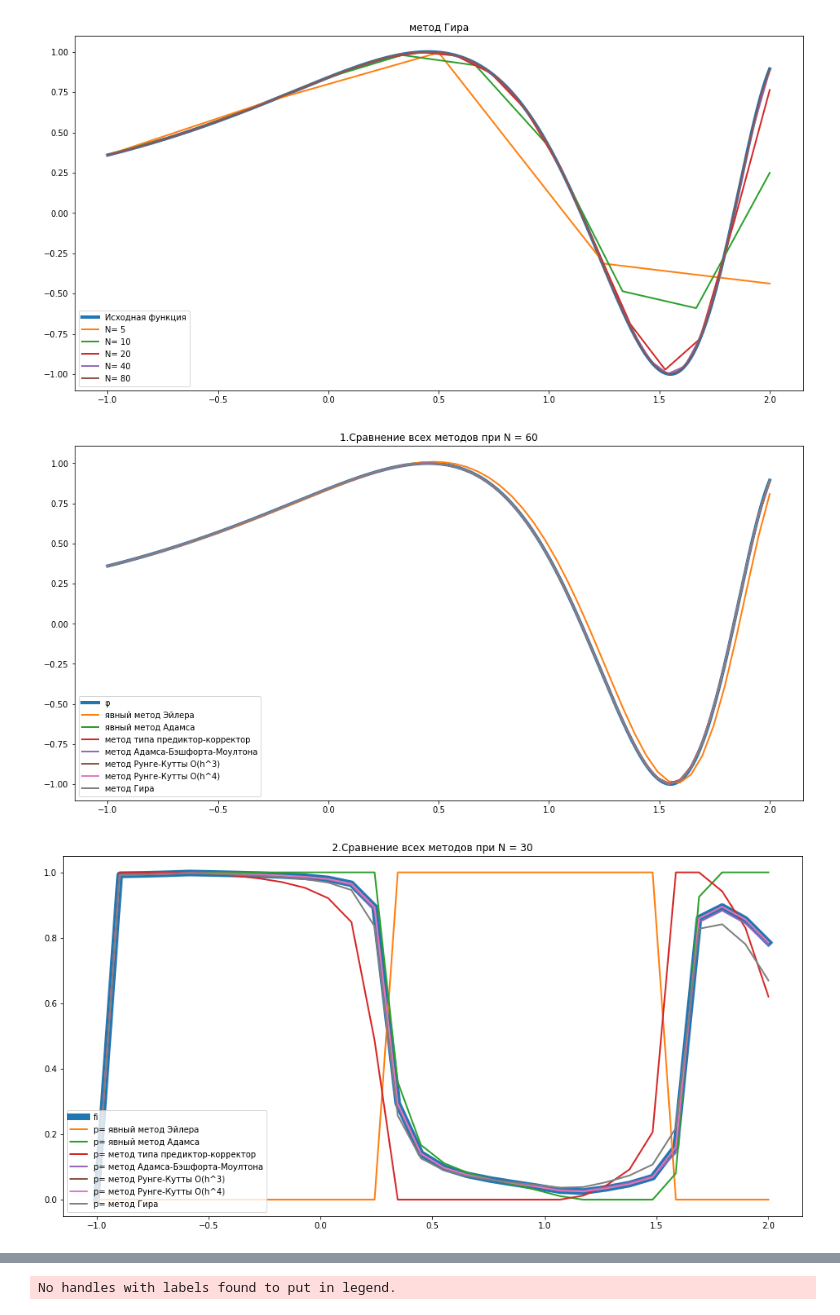
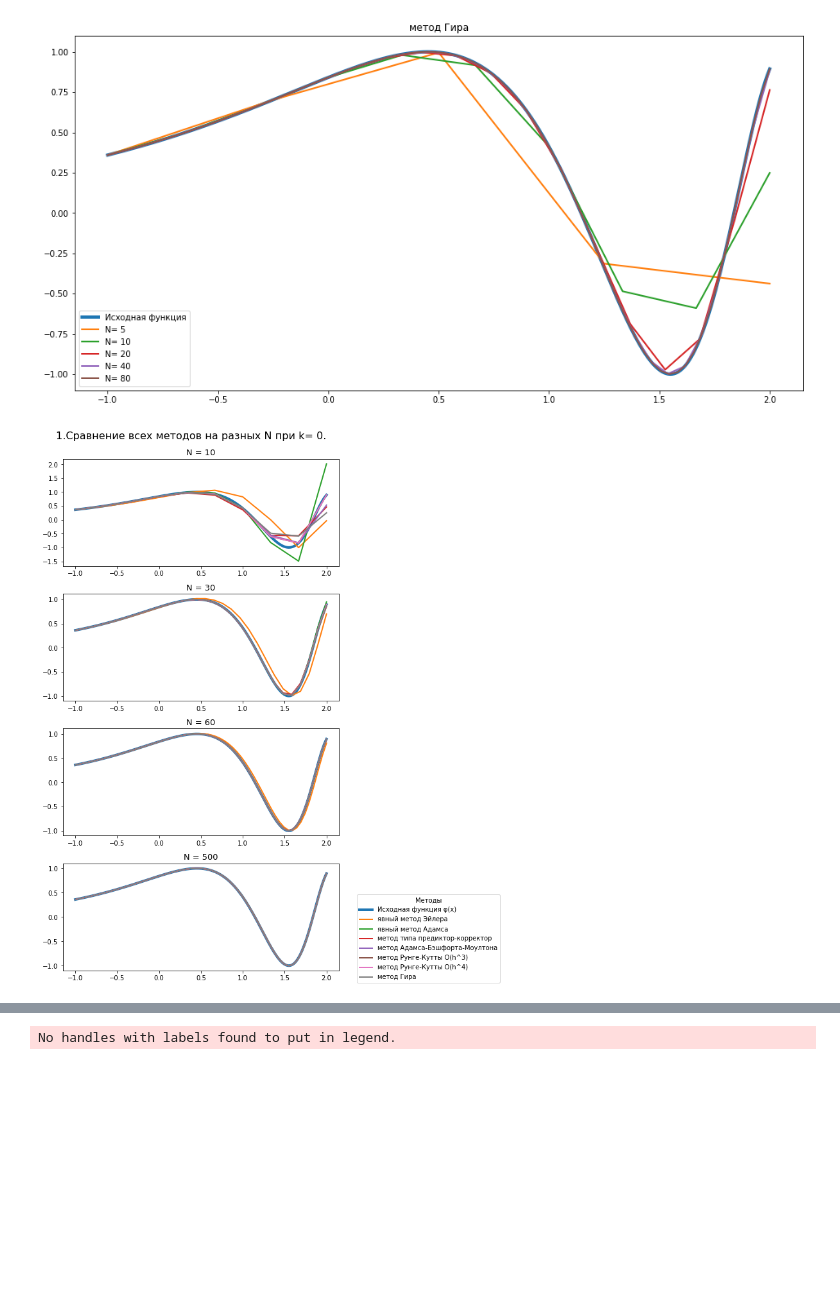
Before and after one commit to Raser23/CalculationMethods2019_1, a Jupyter notebook: All.ipynb, the cells around one changed output, grey strips where cells are left out. Saved outputs shown, nothing was run; the diff lists cells and outputs as text; code cells hidden in the pictures; blank space fills up the shorter version.

```diff
--- a/All.ipynb
+++ b/All.ipynb
@@ -83,7 +83,7 @@ _N = 5 * 2 ** 6
 #draw_step = max(1,int(N/_N))
 
 
-k = 0
+k = 5
 x0 = -1
 xN = 2
 
@@ -200,33 +160,0 @@ for i in range(method_count):
-# %%
-fig = plt.figure(figsize=(16,8))
-plt.title('1.Сравнение всех методов при N = ' + str(current_n))
-
-nodes = np.linspace(x0, xN, current_n)
-nodes_draw = np.linspace(x0, xN, _N)
-
-plt.plot(nodes_draw, fi(nodes_draw), label='φ', linewidth=4)
-
-for i in range(method_count):
-    plt.plot(nodes, calculation_results[i], label=str(methods[i].name), linewidth=2)
-
-plt.legend(loc='lower left')
-plt.savefig('images/1Comparasion N ='+str(current_n)+'.png',dpi = 200)
-# %% [output]
-[figure, removed]
-# %%
-fig = plt.figure(figsize=(16,8))
-plt.title('2.Сравнение всех методов при N = ' + str(current_n))
-
-
-plt.plot(nodes,(-y_min) / (y_delta),label='fi', linewidth=8)
-counter = 0
-for y in y_scaled:
-    plt.plot(nodes, y, label='p= '+str(methods[counter].name), linewidth=2)
-    counter+=1
-
-
-plt.legend(loc='lower left')
-#plt.show()
-plt.savefig('images/2Comparasion N ='+str(current_n)+'.png',dpi = 200)
-# %% [output]
-[figure, removed]
@@ -233,3 +174,33 @@ plt.savefig('images/2Comparasion N ='+str(current_n)+'.png',dpi = 200)
+# %%
+subplots = []
+fig, subplots = plt.subplots(len(n_s),figsize=(6.5,3*len(n_s)), constrained_layout=True)
+
+title = '1.Сравнение всех методов на разных N при k= ' +str(k)+'.'
+fig.suptitle(title, fontsize=16)
+
+
+nodes_draw = np.linspace(x0, xN, _N)
+
+for sublot_num in range(len(subplots)):
+    nodes = np.linspace(x0, xN, n_s[sublot_num])
+    subplot = subplots[sublot_num]
+    subplot.set_title('N = '+str(n_s[sublot_num]),fontsize=13)
+    subplot.plot(nodes_draw, fi(nodes_draw), label='Исходная функция φ(x)', linewidth=4)
+    for i in range(method_count):
+        subplot.plot(nodes, calculation_results[sublot_num][i], label=str(methods[i].name), linewidth=2)
+
+line_labels = ["Исходная функция φ(x)"]+[m.name for m in methods]
+#ax1.legend(loc='lower left')
+fig.legend(line_labels,     # The line objects
+              # The labels for each line
+           loc="lower center",   # Position of legend
+           borderaxespad=0.5,    # Small spacing around legend box
+           title="Методы",  # Title for the legend
+           bbox_to_anchor=(1.3, 0)
+           )
+fig.savefig('images/graph1.png',dpi = 200)
+# %% [output]
+[figure, added]
 # %%
 def calculate_real_p(eps):
 
```
Also changed, not shown: parts of 5 cells of this notebook, 1 other file.
